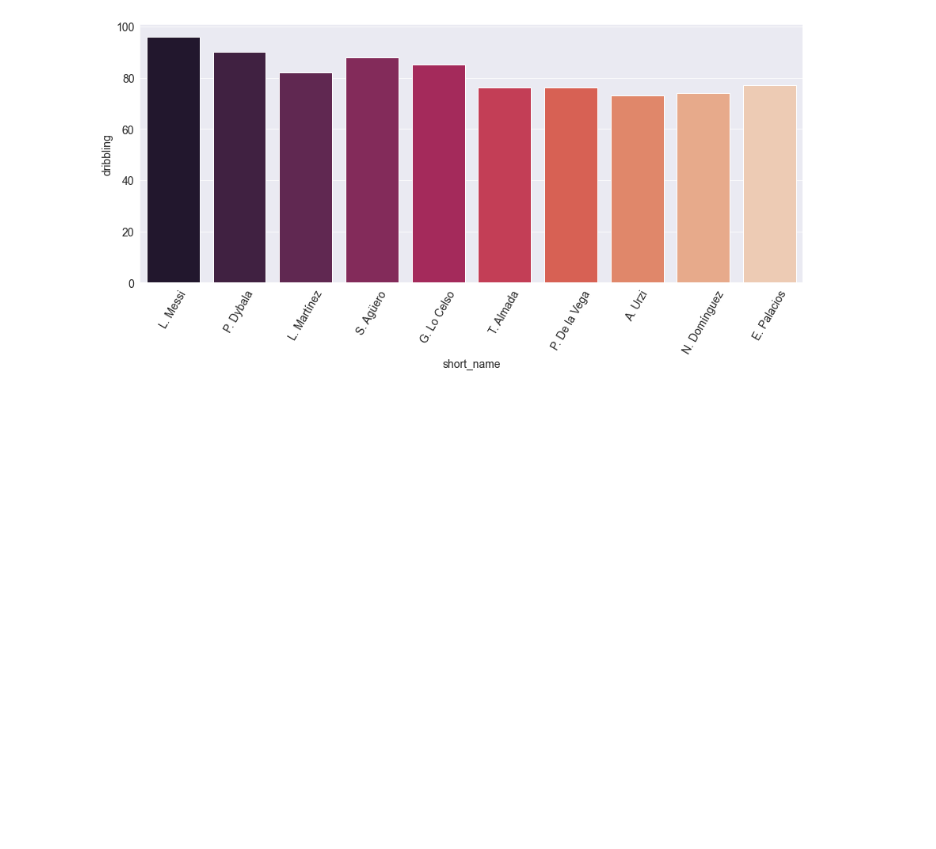
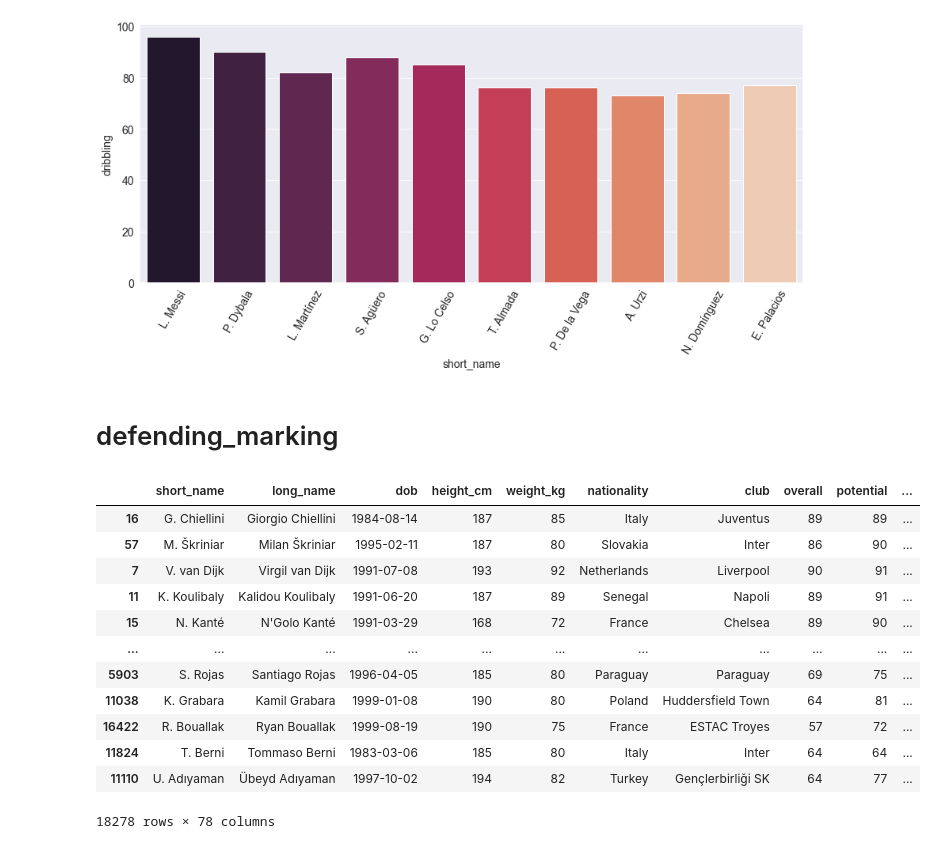
Before and after one commit to Arpan-tech-create/Exploratory_Data_Analysis, a Jupyter notebook: Football_Players_Analysis/players.ipynb, the cells around one changed output. Cells and saved outputs as stored; diff of their text form; code cells hidden in the pictures; blank space fills up the shorter version.

```diff
--- a/Football_Players_Analysis/players.ipynb
+++ b/Football_Players_Analysis/players.ipynb
@@ -185,3 +185,22 @@ sns.barplot(x='short_name',y='dribbling',data=final_df,palette='rocket')
 # %% [output]
 <matplotlib.axes._subplots.AxesSubplot at 0x...>
 [figure]
+# %% [markdown]
+# defending_marking
+# %%
+
+raw.sort_values(by=['defending_marking'],ascending=False)
+# %% [output]
+|  | short_name | long_name | dob | height_cm | weight_kg | nationality | club | overall | potential | ... |
+| 16 | G. Chiellini | Giorgio Chiellini | 1984-08-14 | 187 | 85 | Italy | Juventus | 89 | 89 | ... |
+| 57 | M. Škriniar | Milan Škriniar | 1995-02-11 | 187 | 80 | Slovakia | Inter | 86 | 90 | ... |
+| 7 | V. van Dijk | Virgil van Dijk | 1991-07-08 | 193 | 92 | Netherlands | Liverpool | 90 | 91 | ... |
+| 11 | K. Koulibaly | Kalidou Koulibaly | 1991-06-20 | 187 | 89 | Senegal | Napoli | 89 | 91 | ... |
+| 15 | N. Kanté | N'Golo Kanté | 1991-03-29 | 168 | 72 | France | Chelsea | 89 | 90 | ... |
+| ... | ... | ... | ... | ... | ... | ... | ... | ... | ... | ... |
+| 5903 | S. Rojas | Santiago Rojas | 1996-04-05 | 185 | 80 | Paraguay | Paraguay | 69 | 75 | ... |
+| 11038 | K. Grabara | Kamil Grabara | 1999-01-08 | 190 | 80 | Poland | Huddersfield Town | 64 | 81 | ... |
+| 16422 | R. Bouallak | Ryan Bouallak | 1999-08-19 | 190 | 75 | France | ESTAC Troyes | 57 | 72 | ... |
+| 11824 | T. Berni | Tommaso Berni | 1983-03-06 | 185 | 80 | Italy | Inter | 64 | 64 | ... |
+| 11110 | U. Adıyaman | Übeyd Adıyaman | 1997-10-02 | 194 | 82 | Turkey | Gençlerbirliği SK | 64 | 77 | ... |
+18278 rows × 78 columns
```
Also changed, not shown: parts of 3 cells of this notebook, 3 other files.
